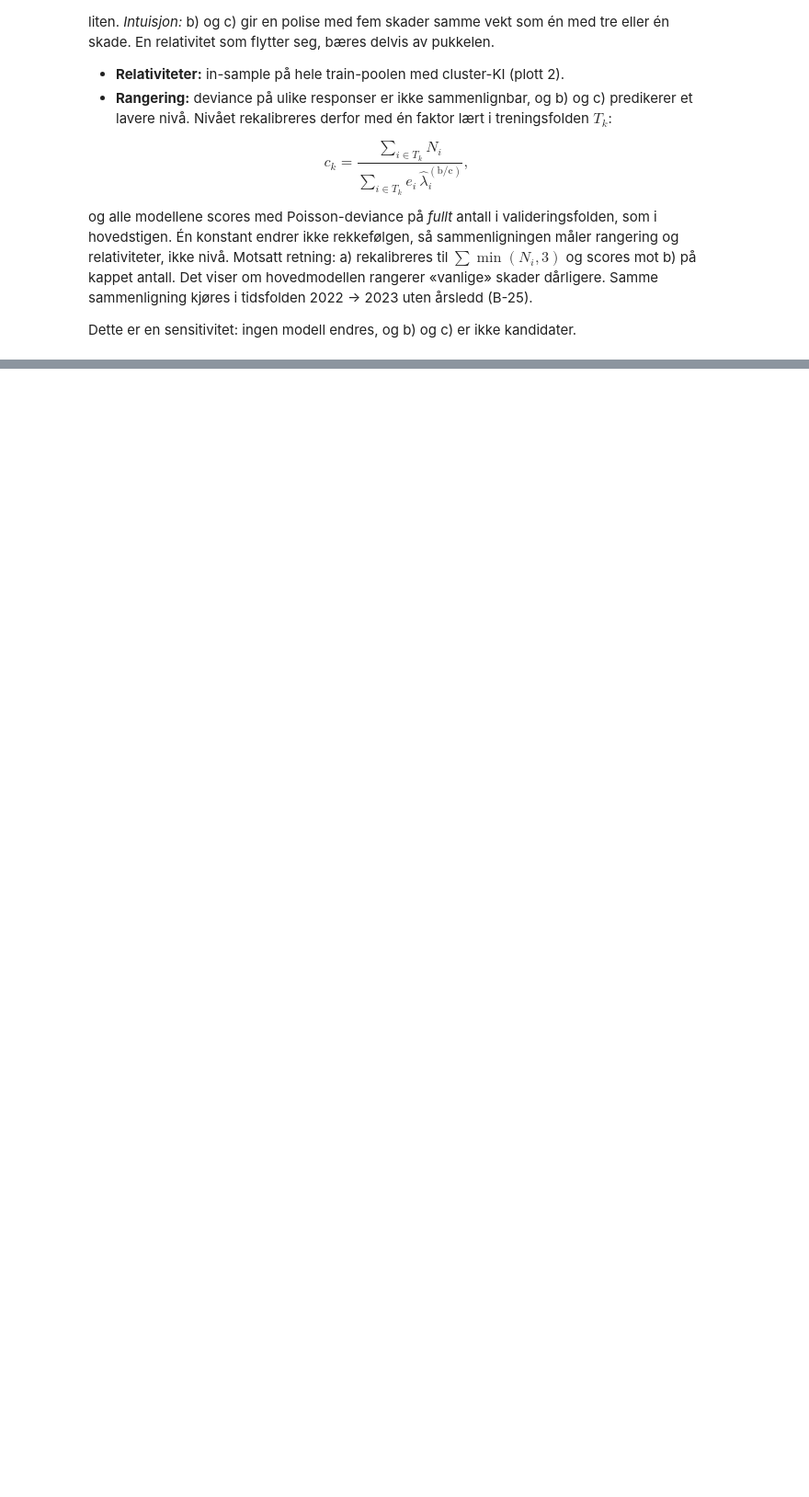
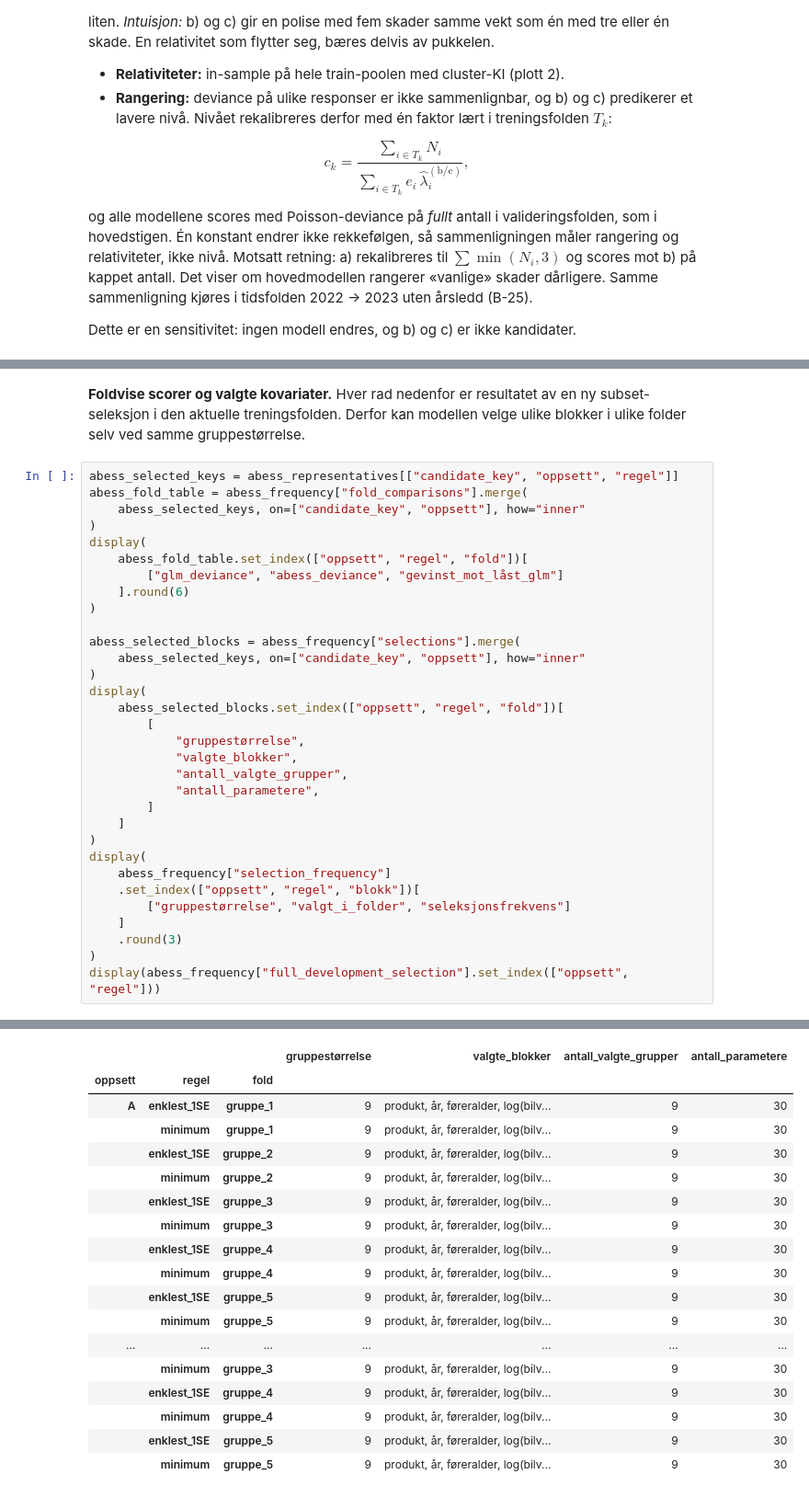
Before and after one commit to MarkusBjerkaas/Motor-Insurance-GLM-ML, a Jupyter notebook: glm_pricing_models.ipynb, the cells around one changed output, grey strips where cells are left out. Shown at 92% size. Drawn from its saved outputs; the diff is of its cells as text; blank space fills up the shorter version.

```diff
--- a/glm_pricing_models.ipynb
+++ b/glm_pricing_models.ipynb
@@ -3801,0 +3903,37 @@ fullt antall mot kappet ved 3, scoret på kappet ved 3 (gevinst > 0: kandidat be
+# %% [markdown]
+**Foldvise scorer og valgte kovariater.** Hver rad nedenfor er resultatet av
+en ny subset-seleksjon i den aktuelle treningsfolden. Derfor kan modellen
+velge ulike blokker i ulike folder selv ved samme gruppestørrelse.
+# %%
+abess_selected_keys = abess_representatives[["candidate_key", "oppsett", "regel"]]
+abess_fold_table = abess_frequency["fold_comparisons"].merge(
+    abess_selected_keys, on=["candidate_key", "oppsett"], how="inner"
+)
+display(
+    abess_fold_table.set_index(["oppsett", "regel", "fold"])[
+        ["glm_deviance", "abess_deviance", "gevinst_mot_låst_glm"]
+    ].round(6)
+)
+
+abess_selected_blocks = abess_frequency["selections"].merge(
+    abess_selected_keys, on=["candidate_key", "oppsett"], how="inner"
+)
+display(
+    abess_selected_blocks.set_index(["oppsett", "regel", "fold"])[
+        [
+            "gruppestørrelse",
+            "valgte_blokker",
+            "antall_valgte_grupper",
+            "antall_parametere",
+        ]
+    ]
+)
+display(
+    abess_frequency["selection_frequency"]
+    .set_index(["oppsett", "regel", "blokk"])[
+        ["gruppestørrelse", "valgt_i_folder", "seleksjonsfrekvens"]
+    ]
+    .round(3)
+)
+display(abess_frequency["full_development_selection"].set_index(["oppsett", "regel"]))
+# %% [output]
@@ -3801,0 +3958,18 @@ fullt antall mot kappet ved 3, scoret på kappet ved 3 (gevinst > 0: kandidat be
+|  |  |  | gruppestørrelse | valgte_blokker | antall_valgte_grupper | antall_parametere |
+| oppsett | regel | fold |  |  |  |  |
+| A | enklest_1SE | gruppe_1 | 9 | produkt, år, føreralder, log(bilv... | 9 | 30 |
+|  | minimum | gruppe_1 | 9 | produkt, år, føreralder, log(bilv... | 9 | 30 |
+|  | enklest_1SE | gruppe_2 | 9 | produkt, år, føreralder, log(bilv... | 9 | 30 |
+|  | minimum | gruppe_2 | 9 | produkt, år, føreralder, log(bilv... | 9 | 30 |
+|  | enklest_1SE | gruppe_3 | 9 | produkt, år, føreralder, log(bilv... | 9 | 30 |
+|  | minimum | gruppe_3 | 9 | produkt, år, føreralder, log(bilv... | 9 | 30 |
+|  | enklest_1SE | gruppe_4 | 9 | produkt, år, føreralder, log(bilv... | 9 | 30 |
+|  | minimum | gruppe_4 | 9 | produkt, år, føreralder, log(bilv... | 9 | 30 |
+|  | enklest_1SE | gruppe_5 | 9 | produkt, år, føreralder, log(bilv... | 9 | 30 |
+|  | minimum | gruppe_5 | 9 | produkt, år, føreralder, log(bilv... | 9 | 30 |
+| ... | ... | ... | ... | ... | ... | ... |
+|  | minimum | gruppe_3 | 9 | produkt, år, føreralder, log(bilv... | 9 | 30 |
+|  | enklest_1SE | gruppe_4 | 9 | produkt, år, føreralder, log(bilv... | 9 | 30 |
+|  | minimum | gruppe_4 | 9 | produkt, år, føreralder, log(bilv... | 9 | 30 |
+|  | enklest_1SE | gruppe_5 | 9 | produkt, år, føreralder, log(bilv... | 9 | 30 |
+|  | minimum | gruppe_5 | 9 | produkt, år, føreralder, log(bilv... | 9 | 30 |
```
Also changed, not shown: parts of 11 cells of this notebook, 1 other file.
